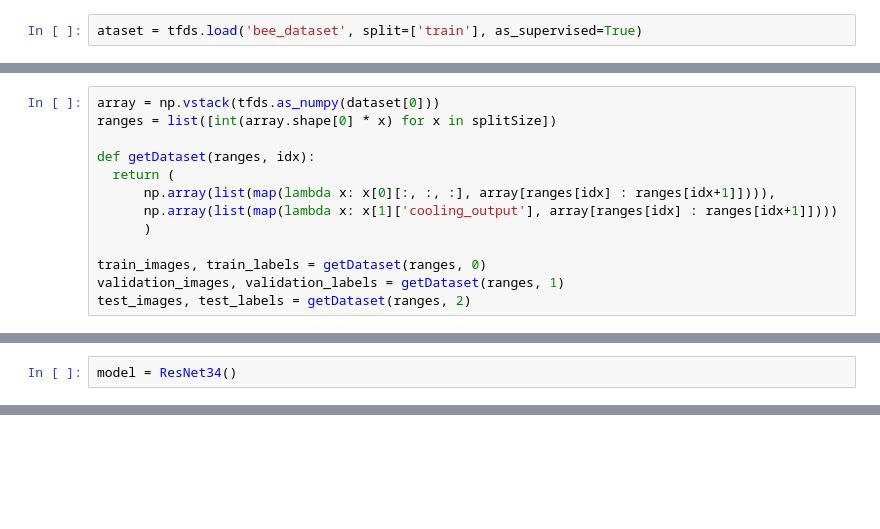
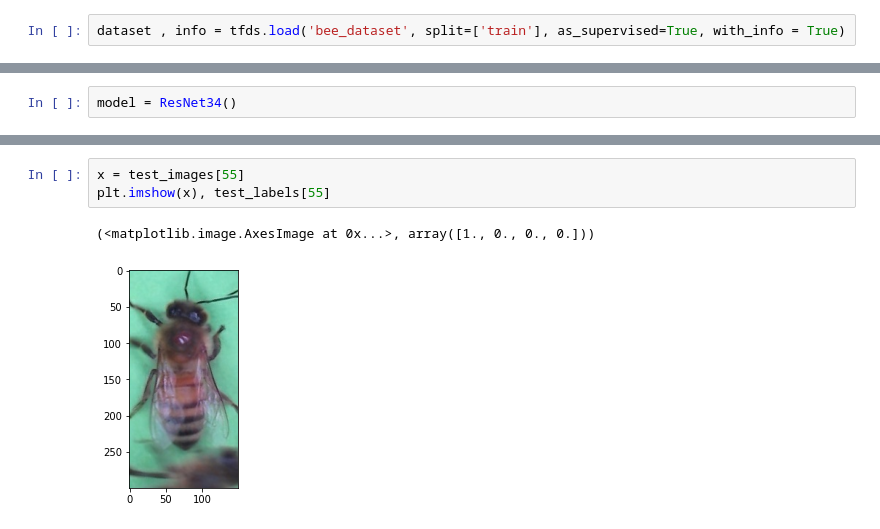
Before and after one commit to Meridor6919/BeeClassification, a Jupyter notebook: BeeClassification_RESNET_34.ipynb, the cells around one changed output, grey strips where cells are left out. Saved outputs shown, nothing was run; the diff lists cells and outputs as text; blank space fills up the shorter version.

```diff
--- a/BeeClassification_RESNET_34.ipynb
+++ b/BeeClassification_RESNET_34.ipynb
@@ -12,4 +12,4 @@ from datetime import datetime
 import matplotlib.pyplot as plt
 import pandas as pd
 # %%
-ataset = tfds.load('bee_dataset', split=['train'], as_supervised=True)
+dataset , info = tfds.load('bee_dataset', split=['train'], as_supervised=True, with_info = True)
@@ -38,16 +35,3 @@ def getDataset(ranges, idx):
 train_images, train_labels1,train_labels2,train_labels3, train_labels4= getDataset(ranges, 0)
 validation_images, validation_labels1,validation_labels2, validation_labels3, validation_labels4 = getDataset(ranges, 1)
 test_images, test_labels1,test_labels2,test_labels3, test_labels4  = getDataset(ranges, 2)
-# %%
-array = np.vstack(tfds.as_numpy(dataset[0]))
-ranges = list([int(array.shape[0] * x) for x in splitSize])
-
-def getDataset(ranges, idx):
-  return (
-      np.array(list(map(lambda x: x[0][:, :, :], array[ranges[idx] : ranges[idx+1]]))),
-      np.array(list(map(lambda x: x[1]['cooling_output'], array[ranges[idx] : ranges[idx+1]])))
-      )
-
-train_images, train_labels = getDataset(ranges, 0)
-validation_images, validation_labels = getDataset(ranges, 1)
-test_images, test_labels = getDataset(ranges, 2)
@@ -282,0 +209,6 @@ model.evaluate(test_images, test_labels)
+# %%
+x = test_images[55]
+plt.imshow(x), test_labels[55]
+# %% [output]
+(<matplotlib.image.AxesImage at 0x...>, array([1., 0., 0., 0.]))
+[figure, added]
```
Also changed, not shown: parts of 18 cells of this notebook.
